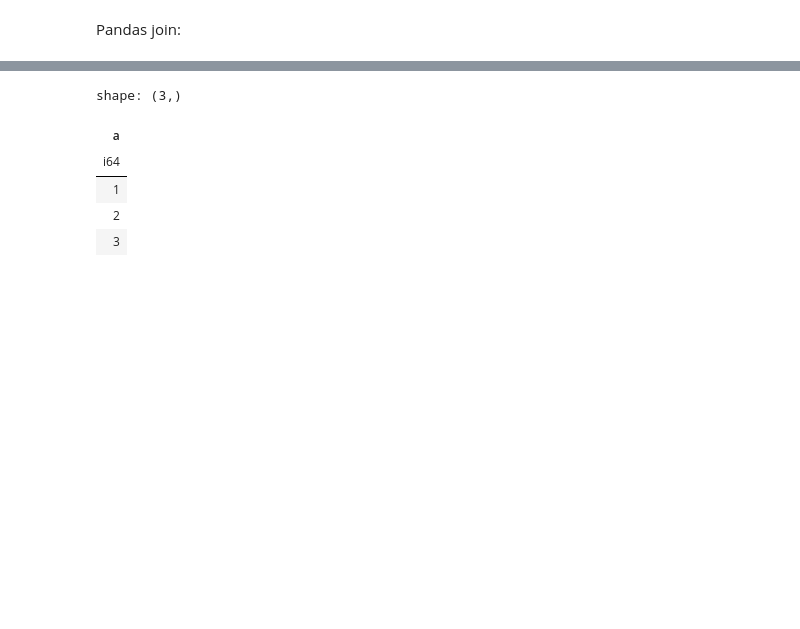
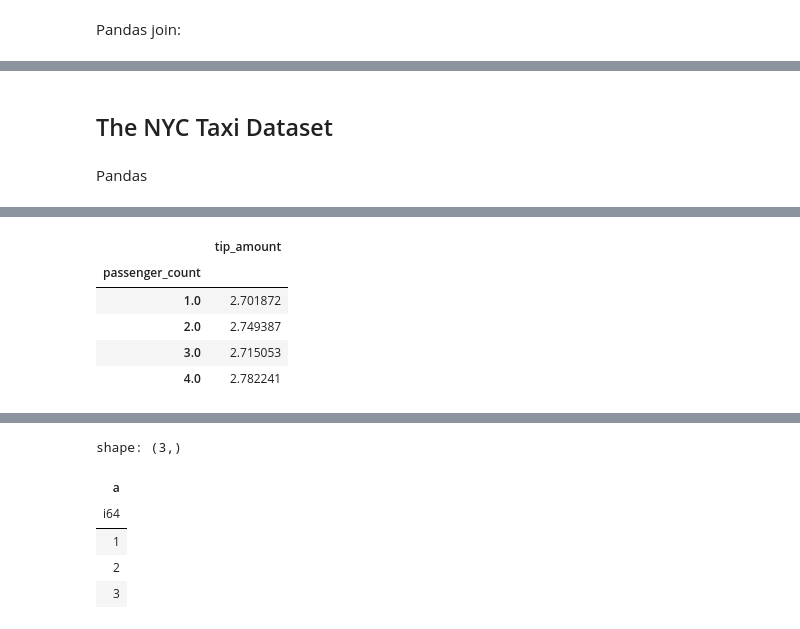
Before and after one commit to johnros/polars_demo, a Jupyter notebook: polars_to_preview.ipynb, the cells around one changed output, grey strips where cells are left out. Cells and saved outputs as stored; diff of their text form; code cells hidden in the pictures; blank space fills up the shorter version.

```diff
--- a/polars_to_preview.ipynb
+++ b/polars_to_preview.ipynb
@@ -307,0 +309,25 @@ data_right_pandas = pd.DataFrame(data_right)
+# %% [markdown]
+## The NYC Taxi Dataset
+# %%
+path = 'data/NYC' # Data from https://www.nyc.gov/site/tlc/about/tlc-trip-record-data.page
+file_names = os.listdir(path)
+# %% [markdown]
+Pandas
+# %%
+%%time
+taxi_pandas = pd.read_parquet(path)
+
+query = '''
+    passenger_count > 0 and
+    passenger_count < 5 and
+    trip_distance > 0 and
+    trip_distance < 10 and
+    fare_amount > 0 and
+    fare_amount < 100 and
+    tip_amount > 0 and
+    tip_amount < 20 and
+    total_amount > 0 and
+    total_amount < 100
+    '''.replace('\n', '')
+taxi_pandas.query(query).groupby('passenger_count').agg({'tip_amount':'mean'})
+# %% [output]
@@ -307,0 +336,6 @@ data_right_pandas = pd.DataFrame(data_right)
+|  | tip_amount |
+| passenger_count |  |
+| 1.0 | 2.701872 |
+| 2.0 | 2.749387 |
+| 3.0 | 2.715053 |
+| 4.0 | 2.782241 |
```
Also changed, not shown: parts of 36 cells of this notebook, 1 other file.
